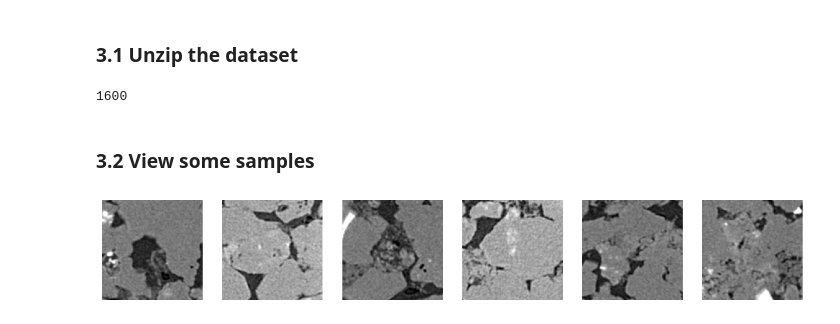
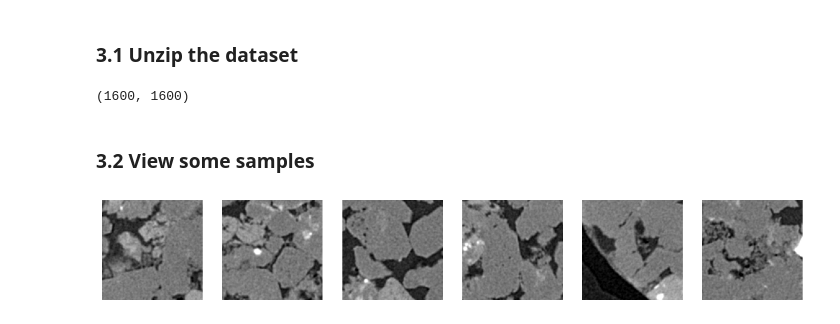
Before and after one commit to Weverton-Vitor/multiclass-semantic-segmentation-unet, a Jupyter notebook: multiclass_semantic_segmentation_with_tensorlfow_unet.ipynb, the cells around one changed output. Drawn from its saved outputs; the diff is of its cells as text; code cells hidden in the pictures.

Commit message:
open images

```diff
--- a/multiclass_semantic_segmentation_with_tensorlfow_unet.ipynb
+++ b/multiclass_semantic_segmentation_with_tensorlfow_unet.ipynb
@@ -53,17 +54,17 @@ images = get_images_from_directory('/content/sandstone_data_for_ML/full_labels_f
 # %%
-len(images)
+len(images), len(masks)
 # %% [output]
-1600
+(1600, 1600)
 # %% [markdown]
 ### 3.2 View some samples
 # %%
 n_samples = 6
 random_samples = random.choices(images, k=n_samples)
 fig = plt.figure(figsize=(15, 15))
 
 for i, sample in enumerate(random_samples):
   fig.add_subplot(1, n_samples, i+1)
-  plt.imshow(images[i], cmap='gray')
+  plt.imshow(sample, cmap='gray')
   plt.axis('off')
 # %% [output]
-[figure, old version]
+[figure, new version]
```
Also changed, not shown: parts of 6 cells of this notebook.
